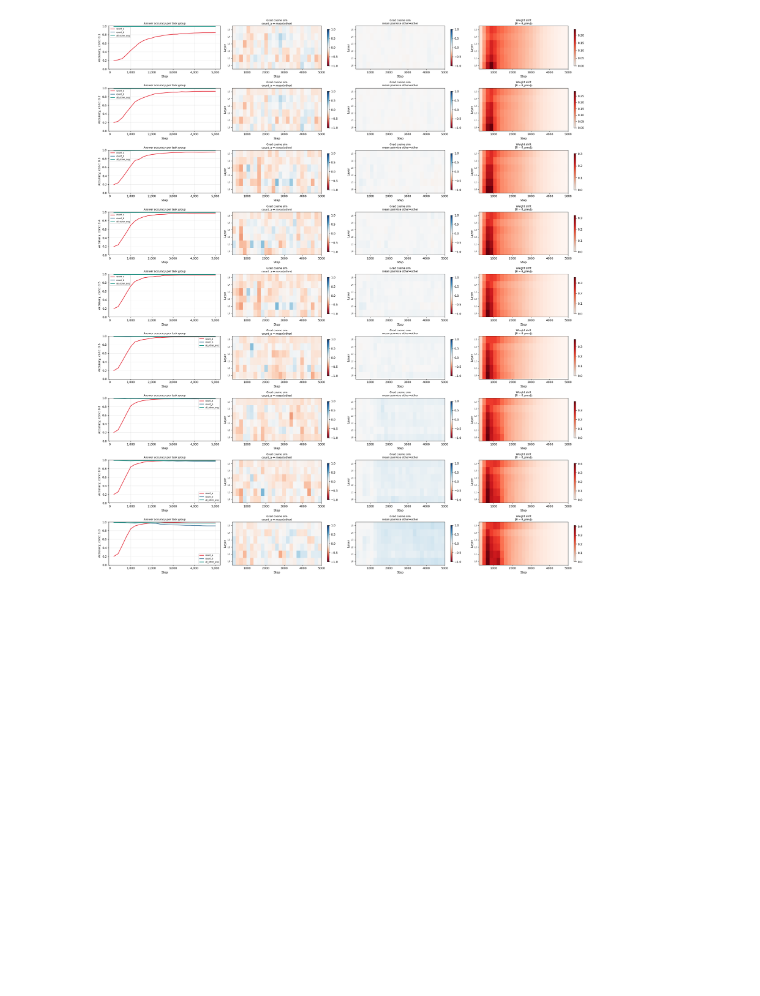
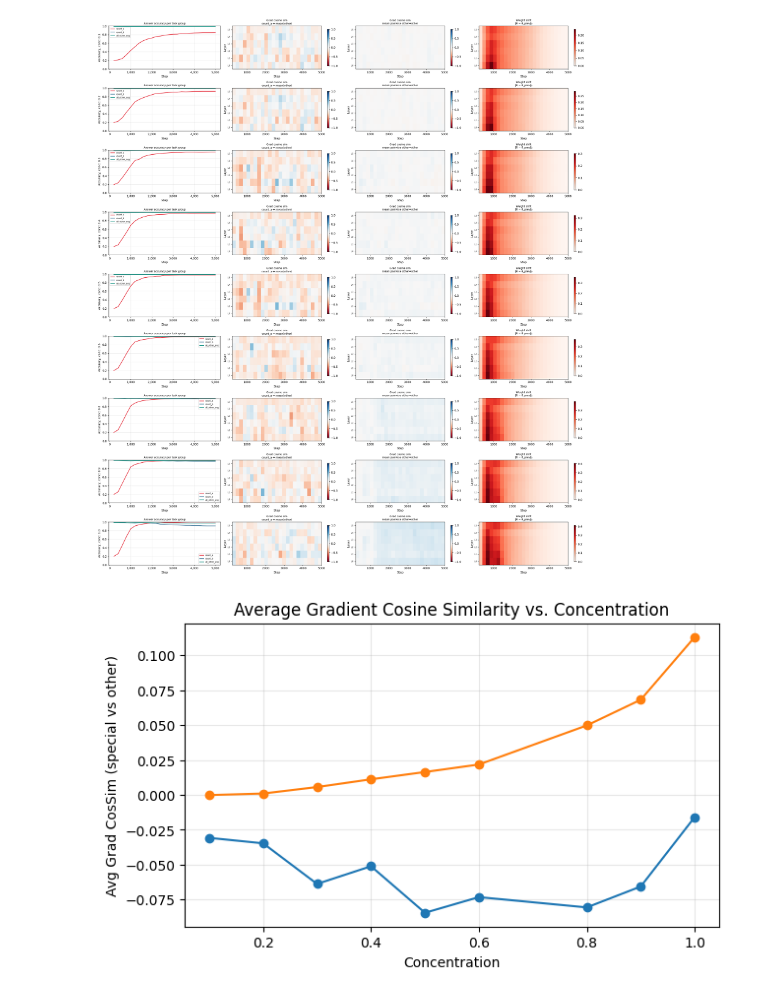
Before and after one commit to sunnyhoward/PCFG, a Jupyter notebook: test.ipynb, the cells around one changed output. Saved outputs shown, nothing was run; the diff lists cells and outputs as text; code cells hidden in the pictures; blank space fills up the shorter version.

Commit message:
adding cossim over models

```diff
--- a/test.ipynb
+++ b/test.ipynb
@@ -466,3 +466,26 @@ for n, concentration in enumerate(CONCENTRATIONS):
 plt.show()
 # %% [output]
 [figure]
+# %%
+# Compute and plot the average gradient cosine similarity (special vs other) over concentration
+
+avg_grad_cossim = []
+avg_grad_cossim_o = []
+for concentration in CONCENTRATIONS:
+    history = all_histories[concentration]
+    sv_o_arr = np.array(history["grad_cossim_special_vs_other"])
+    o_o_arr = np.array(history["grad_cossim_other_vs_other"])
+    avg_grad_cossim.append(np.nanmean(sv_o_arr))
+    avg_grad_cossim_o.append(np.nanmean(o_o_arr))
+
+plt.figure(figsize=(7, 4))
+plt.plot(CONCENTRATIONS, avg_grad_cossim, marker='o')
+plt.plot(CONCENTRATIONS, avg_grad_cossim_o, marker='o')
+
+plt.xlabel("Concentration")
+plt.ylabel("Avg Grad CosSim (special vs other)")
+plt.title("Average Gradient Cosine Similarity vs. Concentration")
+plt.grid(True, alpha=0.3)
+plt.show()
+# %% [output]
+[figure, added]
```
